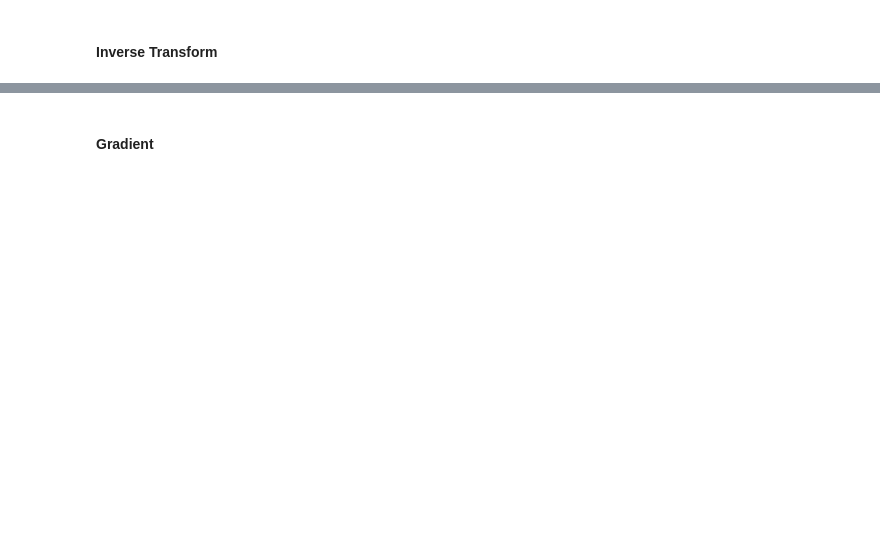
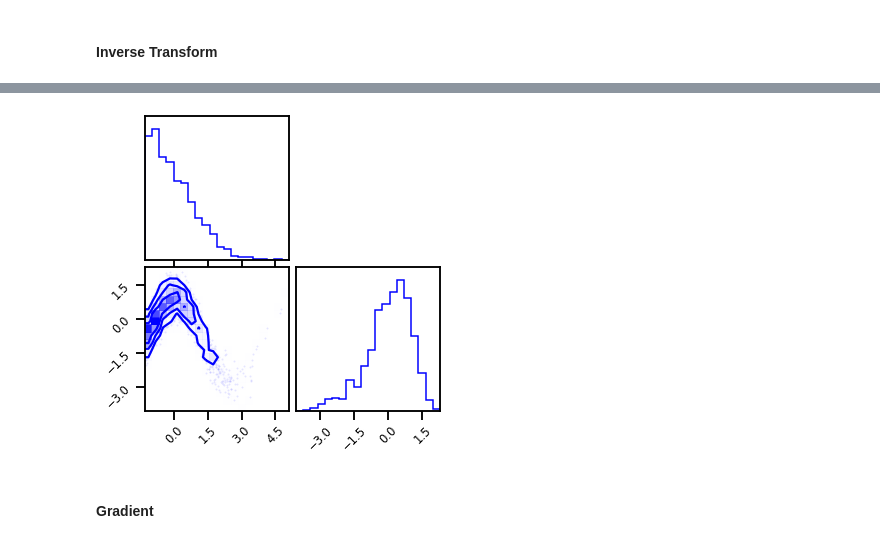
Before and after one commit to IPL-UV/rbig_jax, a Jupyter notebook: jupyterbook/content/experimental/gf_building_blocks_mixture.ipynb, the cells around one changed output, grey strips where cells are left out. Drawn from its saved outputs; the diff is of its cells as text; code cells hidden in the pictures; blank space fills up the shorter version.

```diff
--- a/jupyterbook/content/experimental/gf_building_blocks_mixture.ipynb
+++ b/jupyterbook/content/experimental/gf_building_blocks_mixture.ipynb
@@ -452 +459,10 @@ Wall time: 9.46 s
 [figure]
+# %%
+inv_f = jax.jit(final_bijector.inverse)
+# %%
+%%time
+
+X_approx = inv_f(X_trans)
+
+fig = corner.corner(X_approx, color="Blue")
+# %% [output]
@@ -453,3 +471,4 @@ Wall time: 9.46 s
+[figure, added]
 # %% [markdown]
 #### Gradient
 # %%
```
Also changed, not shown: parts of 8 cells of this notebook.
